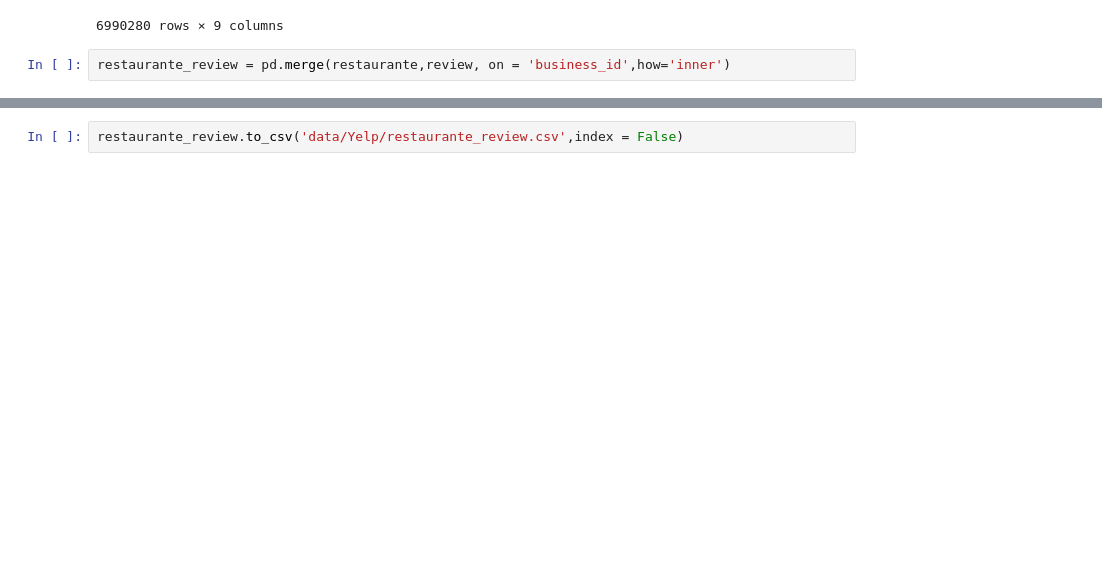
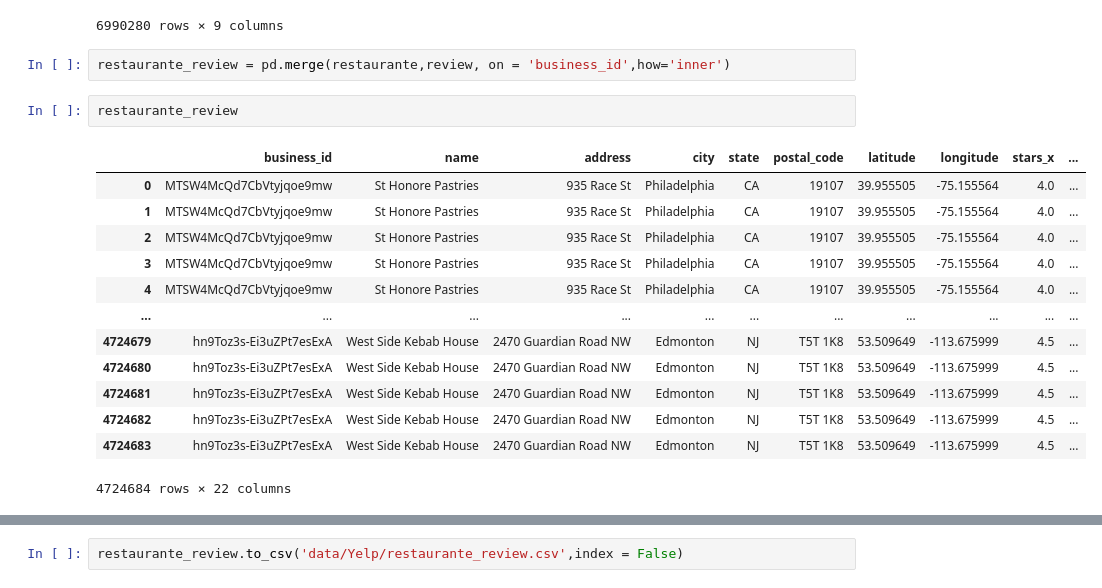
Before and after one commit to camillaneza/PF_Google_Yelp, a Jupyter notebook: ETL_Yelp.ipynb, the cells around one changed output, grey strips where cells are left out. Cells and saved outputs as stored; diff of their text form; blank space fills up the shorter version.

```diff
--- a/ETL_Yelp.ipynb
+++ b/ETL_Yelp.ipynb
@@ -400,3 +402,19 @@ review
 6990280 rows × 9 columns
 # %%
 restaurante_review = pd.merge(restaurante,review, on = 'business_id',how='inner')
+# %%
+restaurante_review
+# %% [output]
+|  | business_id | name | address | city | state | postal_code | latitude | longitude | stars_x | ... |
+| 0 | MTSW4McQd7CbVtyjqoe9mw | St Honore Pastries | 935 Race St | Philadelphia | CA | 19107 | 39.955505 | -75.155564 | 4.0 | ... |
+| 1 | MTSW4McQd7CbVtyjqoe9mw | St Honore Pastries | 935 Race St | Philadelphia | CA | 19107 | 39.955505 | -75.155564 | 4.0 | ... |
+| 2 | MTSW4McQd7CbVtyjqoe9mw | St Honore Pastries | 935 Race St | Philadelphia | CA | 19107 | 39.955505 | -75.155564 | 4.0 | ... |
+| 3 | MTSW4McQd7CbVtyjqoe9mw | St Honore Pastries | 935 Race St | Philadelphia | CA | 19107 | 39.955505 | -75.155564 | 4.0 | ... |
+| 4 | MTSW4McQd7CbVtyjqoe9mw | St Honore Pastries | 935 Race St | Philadelphia | CA | 19107 | 39.955505 | -75.155564 | 4.0 | ... |
+| ... | ... | ... | ... | ... | ... | ... | ... | ... | ... | ... |
+| 4724679 | hn9Toz3s-Ei3uZPt7esExA | West Side Kebab House | 2470 Guardian Road NW | Edmonton | NJ | T5T 1K8 | 53.509649 | -113.675999 | 4.5 | ... |
+| 4724680 | hn9Toz3s-Ei3uZPt7esExA | West Side Kebab House | 2470 Guardian Road NW | Edmonton | NJ | T5T 1K8 | 53.509649 | -113.675999 | 4.5 | ... |
+| 4724681 | hn9Toz3s-Ei3uZPt7esExA | West Side Kebab House | 2470 Guardian Road NW | Edmonton | NJ | T5T 1K8 | 53.509649 | -113.675999 | 4.5 | ... |
+| 4724682 | hn9Toz3s-Ei3uZPt7esExA | West Side Kebab House | 2470 Guardian Road NW | Edmonton | NJ | T5T 1K8 | 53.509649 | -113.675999 | 4.5 | ... |
+| 4724683 | hn9Toz3s-Ei3uZPt7esExA | West Side Kebab House | 2470 Guardian Road NW | Edmonton | NJ | T5T 1K8 | 53.509649 | -113.675999 | 4.5 | ... |
+4724684 rows × 22 columns
```
Also changed, not shown: parts of 5 cells of this notebook.
